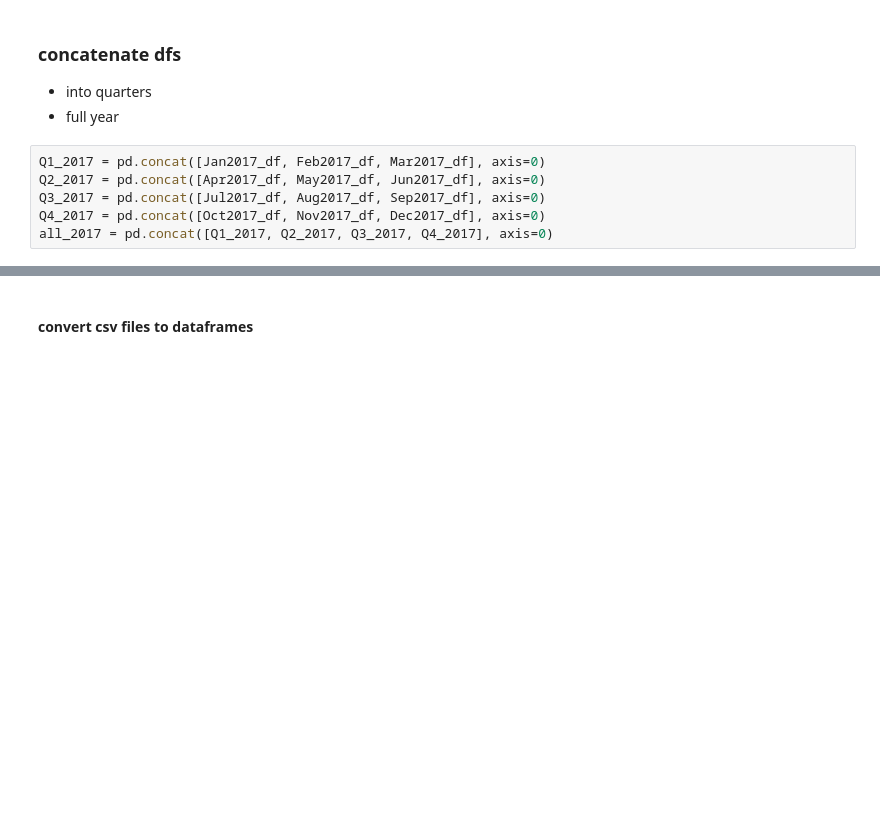
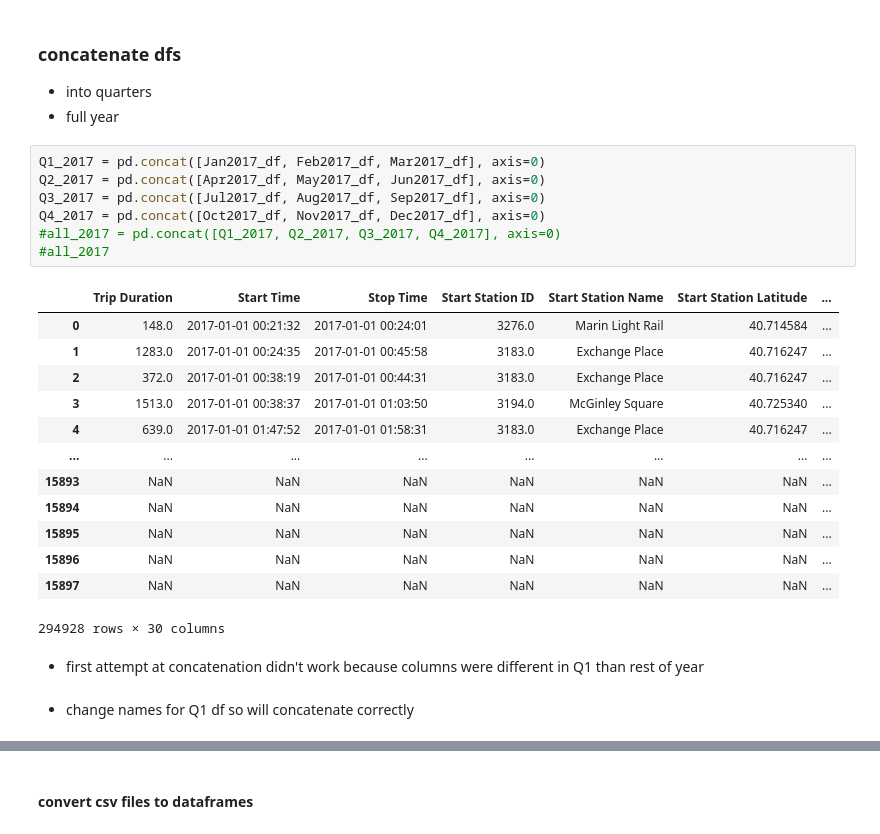
Before and after one commit to juliemcbaker/citibike_viz, a Jupyter notebook: citibike_dataload.ipynb, the cells around one changed output, grey strips where cells are left out. Drawn from its saved outputs; the diff is of its cells as text; blank space fills up the shorter version.

Commit message:
working through column issues so concat works correctly

```diff
--- a/citibike_dataload.ipynb
+++ b/citibike_dataload.ipynb
@@ -67,6 +99,25 @@ Dec2017_df = pd.read_csv('data/2017/JC-201712-citibike-tripdata.csv')
 # %%
 Q1_2017 = pd.concat([Jan2017_df, Feb2017_df, Mar2017_df], axis=0)
 Q2_2017 = pd.concat([Apr2017_df, May2017_df, Jun2017_df], axis=0)
 Q3_2017 = pd.concat([Jul2017_df, Aug2017_df, Sep2017_df], axis=0)
 Q4_2017 = pd.concat([Oct2017_df, Nov2017_df, Dec2017_df], axis=0)
-all_2017 = pd.concat([Q1_2017, Q2_2017, Q3_2017, Q4_2017], axis=0)
+#all_2017 = pd.concat([Q1_2017, Q2_2017, Q3_2017, Q4_2017], axis=0)
+#all_2017
+# %% [output]
+|  | Trip Duration | Start Time | Stop Time | Start Station ID | Start Station Name | Start Station Latitude | ... |
+| 0 | 148.0 | 2017-01-01 00:21:32 | 2017-01-01 00:24:01 | 3276.0 | Marin Light Rail | 40.714584 | ... |
+| 1 | 1283.0 | 2017-01-01 00:24:35 | 2017-01-01 00:45:58 | 3183.0 | Exchange Place | 40.716247 | ... |
+| 2 | 372.0 | 2017-01-01 00:38:19 | 2017-01-01 00:44:31 | 3183.0 | Exchange Place | 40.716247 | ... |
+| 3 | 1513.0 | 2017-01-01 00:38:37 | 2017-01-01 01:03:50 | 3194.0 | McGinley Square | 40.725340 | ... |
+| 4 | 639.0 | 2017-01-01 01:47:52 | 2017-01-01 01:58:31 | 3183.0 | Exchange Place | 40.716247 | ... |
+| ... | ... | ... | ... | ... | ... | ... | ... |
+| 15893 | NaN | NaN | NaN | NaN | NaN | NaN | ... |
+| 15894 | NaN | NaN | NaN | NaN | NaN | NaN | ... |
+| 15895 | NaN | NaN | NaN | NaN | NaN | NaN | ... |
+| 15896 | NaN | NaN | NaN | NaN | NaN | NaN | ... |
+| 15897 | NaN | NaN | NaN | NaN | NaN | NaN | ... |
+294928 rows × 30 columns
+# %% [markdown]
+* first attempt at concatenation didn't work because columns were different in Q1 than rest of year
+# %% [markdown]
+* change names for Q1 df so will concatenate correctly
```
Also changed, not shown: parts of 14 cells of this notebook.
